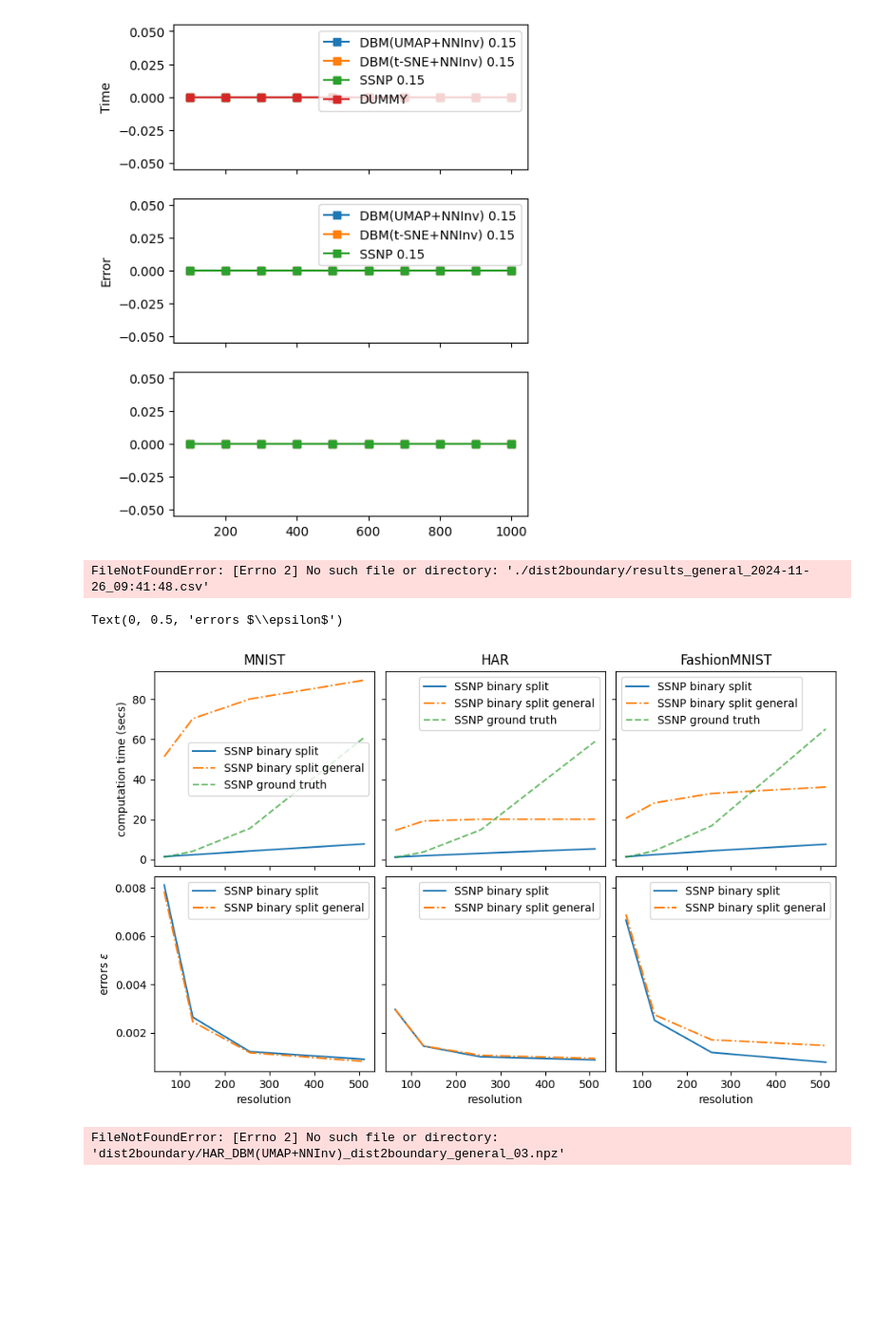
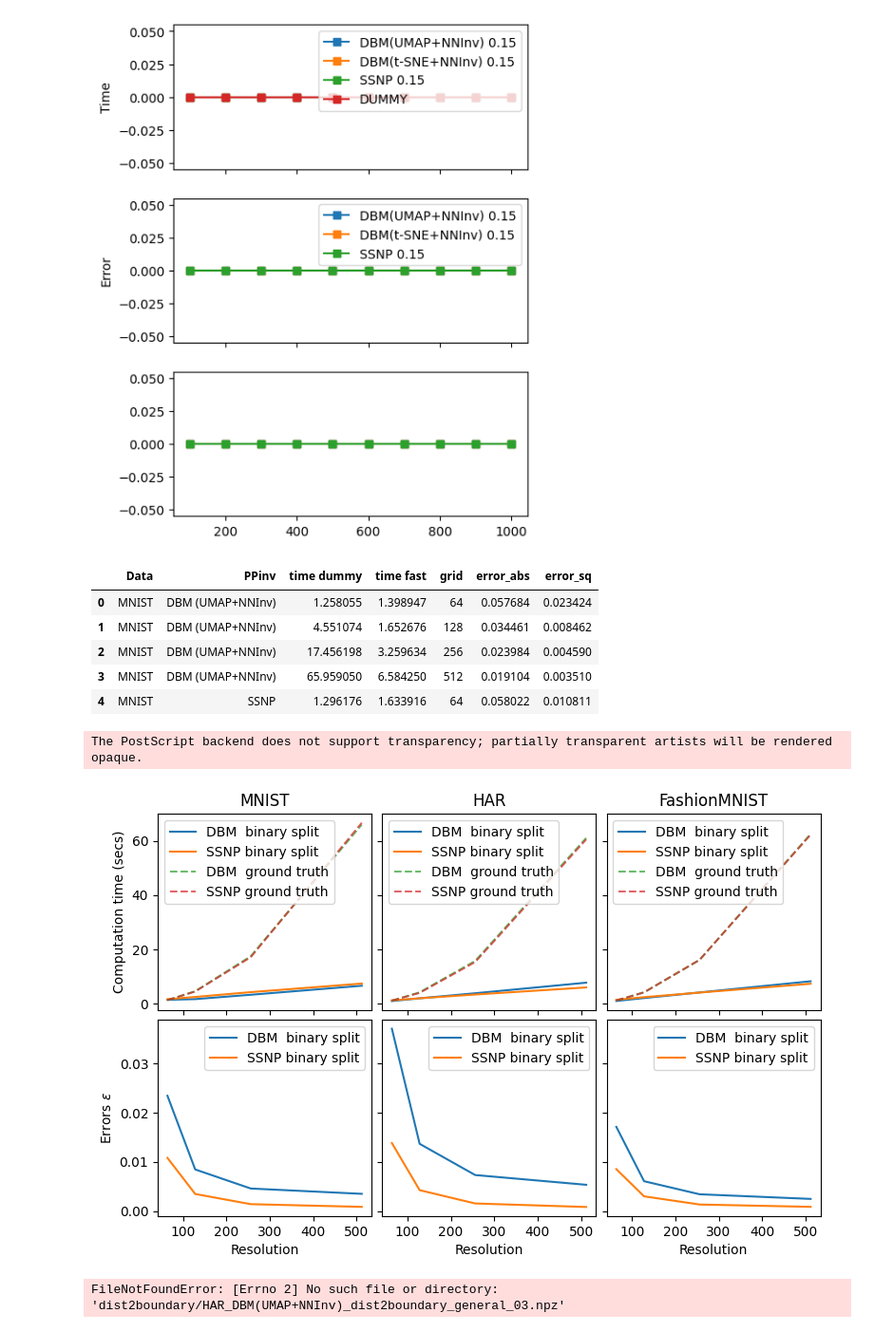
Before and after one commit to wuyuyu1024/map_builder, a Jupyter notebook: results/plot.results.ipynb, the cells around one changed output. Shown at 95% size. Drawn from its saved outputs; the diff is of its cells as text; code cells hidden in the pictures; blank space fills up the shorter version.

```diff
--- a/results/plot.results.ipynb
+++ b/results/plot.results.ipynb
@@ -152,11 +225,12 @@ The PostScript backend does not support transparency; partially transparent arti
 fig, ((ax1, ax3), (ax2, ax4)) = plt.subplots(2, 2, figsize=(8, 5), sharex=True, sharey=False, constrained_layout=True)
 
 for method in df.PPinv.unique():
-    if 'iLAMP' in method:
+    print(method)
+    if 'NNInv' in method:
         continue
-    if 't-SNE' in method:
-        continue
-    if 'RBF' in method:
+    # if 'UMAP' in method:
+    #     continue
+    if 'SSNP' in method:
         continue
     data = df[df.PPinv == method]
     label = method
@@ -170,9 +244,13 @@ ax1.legend()
 ax1.set_ylabel('Time (secs)')
 ax2.set_ylabel('Error $\\epsilon$')
 
+ax2.set_xlabel('Threshold $\\alpha$')
+ax4.set_xlabel('Threshold $\\alpha$')
+
+
 ax1.set_title('Search Threshold for\nDistance to Nearest Sample Maps')
 ax3.set_title('Search Threshold for Gradient Maps')
 
-fig.savefig('./figures/search_threshold.eps')
+fig.savefig('../figures/search_threshold_ilamp_rbf.eps')
 # %% [output]
 The PostScript backend does not support transparency; partially transparent artists will be rendered opaque.
@@ -417,44 +507,60 @@ def plot_dist_map(data_names, ppinv_name, n_cols=3, dir='dist2boundary', suffix=
 
     return fig
 # %%
-df = pd.read_csv('./dist2boundary/results_general_2024-11-26_09:41:48.csv')
+# df = pd.read_csv('./dist2boundary/results_general_2024-11-26_09:41:48.csv')
+df = pd.read_csv('./dist2boundary/results2024-11-15_15:44:08_manual.csv')
 df.head()
 # %% [output]
-FileNotFoundError: [Errno 2] No such file or directory: './dist2boundary/results_general_2024-11-26_09:41:48.csv'
+|  | Data | PPinv | time dummy | time fast | grid | error_abs | error_sq |
+| 0 | MNIST | DBM (UMAP+NNInv) | 1.258055 | 1.398947 | 64 | 0.057684 | 0.023424 |
+| 1 | MNIST | DBM (UMAP+NNInv) | 4.551074 | 1.652676 | 128 | 0.034461 | 0.008462 |
+| 2 | MNIST | DBM (UMAP+NNInv) | 17.456198 | 3.259634 | 256 | 0.023984 | 0.004590 |
+| 3 | MNIST | DBM (UMAP+NNInv) | 65.959050 | 6.584250 | 512 | 0.019104 | 0.003510 |
+| 4 | MNIST | SSNP | 1.296176 | 1.633916 | 64 | 0.058022 | 0.010811 |
 # %%
 ### plot with seaborn
 
-# fig, axes = plt.subplots(2, 3, figsize=(9, 5.5), sharex=True, sharey='row')
-fig, axes = plt.subplots(2, 3, figsize=(11, 6.5), sharex=True, sharey='row')
+fig, axes = plt.subplots(2, 3, figsize=(9, 5.5), sharex=True, sharey='row')
+# fig, axes = plt.subplots(2, 3, figsize=(11, 6.5), sharex=True, sharey='row')
 fig.subplots_adjust(hspace=0.05, wspace=0.05)
 for i, data_name in enumerate(df.Data.unique()):
     data = df[df.Data == data_name]
     for pinv in data.PPinv.unique():
-        if pinv != 'SSNP':
-            continue
+        # if pinv != 'SSNP':
+        #     continue
         d = data[data.PPinv == pinv]
         axes[0, i].plot(d.grid, d['time fast'], '-', label=pinv[:4] + ' binary split')
-        axes[0, i].plot(d.grid, d['time fast general'], '-.', label=pinv[:4] + ' binary split general')
+        # axes[0, i].plot(d.grid, d['time fast general'], '-.', label=pinv[:4] + ' binary split general')
 
-        axes[0, i].plot(d.grid, d['time dummy'], '--', label=pinv[:4] + ' ground truth', alpha=0.7)
+
 
 
 
         axes[1, i].plot(d.grid, d['error_sq'], '-', label=pinv[:4] + ' binary split', alpha=1)
-        axes[1, i].plot(d.grid, d['error_sq_general'], '-.', label=pinv[:4] + ' binary split general', alpha=1)
+        # axes[1, i].plot(d.grid, d['error_sq_general'], '-.', label=pinv[:4] + ' binary split general', alpha=1)
+
+
+
+for i, data_name in enumerate(df.Data.unique()):
+    data = df[df.Data == data_name]
+    for pinv in data.PPinv.unique():
+        # if pinv != 'SSNP':
+        #     continue
+        d = data[data.PPinv == pinv]
+        axes[0, i].plot(d.grid, d['time dummy'], '--', label=pinv[:4] + ' ground truth', alpha=0.7)
 
     axes[0, i].legend()
     axes[0, i].set_title(data_name)
     axes[1, i].legend()
-    axes[1, i].set_xlabel('resolution')
+    axes[1, i].set_xlabel('Resolution')
 
-axes[0, 0].set_ylabel('computation time (secs)')
-axes[1, 0].set_ylabel('errors $\epsilon$')
+axes[0, 0].set_ylabel('Computation time (secs)')
+axes[1, 0].set_ylabel('Errors $\epsilon$')
 
-# fig.savefig('../figures/time_deepfool.eps', format='eps', bbox_inches='tight', dpi=150)
+fig.savefig('../figures/time_deepfool.eps', format='eps', bbox_inches='tight', dpi=150)
 # %% [output]
-Text(0, 0.5, 'errors $\\epsilon$')
+The PostScript backend does not support transparency; partially transparent artists will be rendered opaque.
-[figure, old version]
+[figure, new version]
 # %%
 dataset_names = [
     'HAR',
```
Also changed, not shown: parts of 9 cells of this notebook, 8 other files.
